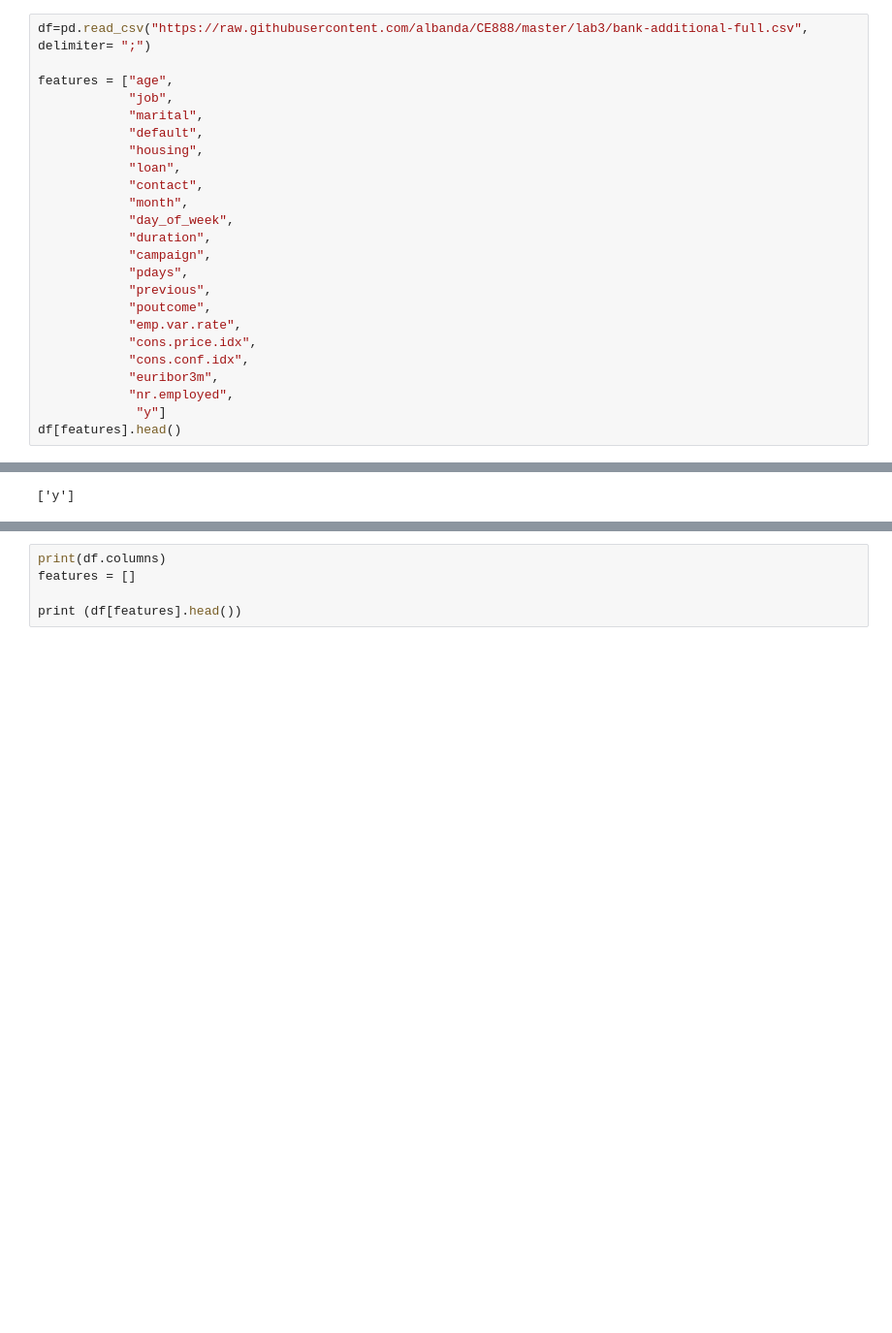
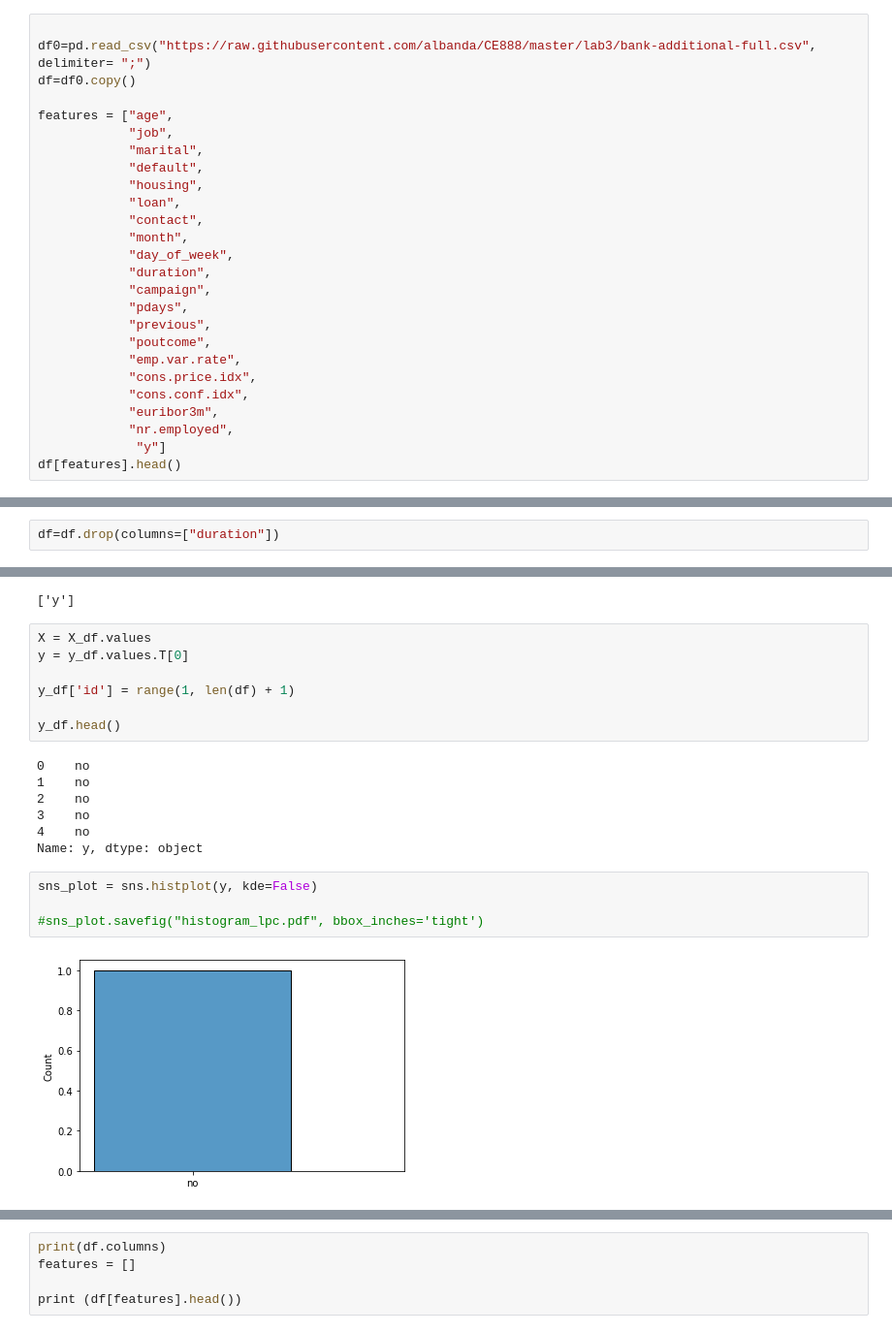
Before and after one commit to Kanyinsola-O/CE888, a Jupyter notebook: Lab 3/bank_classification.ipynb, the cells around one changed output, grey strips where cells are left out. Shown: that part at 97% size. Drawn from its saved outputs; the diff is of its cells as text; blank space fills up the shorter version.

```diff
--- a/Lab 3/bank_classification.ipynb
+++ b/Lab 3/bank_classification.ipynb
@@ -19,7 +19,9 @@ from sklearn.metrics import make_scorer
 from sklearn.dummy import DummyRegressor, DummyClassifier
 from sklearn.preprocessing import LabelEncoder
 # %%
-df=pd.read_csv("https://raw.githubusercontent.com/albanda/CE888/master/lab3/bank-additional-full.csv", delimiter= ";")
+
+df0=pd.read_csv("https://raw.githubusercontent.com/albanda/CE888/master/lab3/bank-additional-full.csv", delimiter= ";")
+df=df0.copy()
 
 features = ["age",
             "job",
@@ -83,3 +104,5 @@ df.head()
+# %%
+df=df.drop(columns=["duration"])
 # %%
 import pandas as pd
 
@@ -113,6 +152,26 @@ np.array = outcome_of_interest
 display (np.array)
 # %% [output]
 ['y']
+# %%
+X = X_df.values
+y = y_df.values.T[0]
+
+y_df['id'] = range(1, len(df) + 1)
+
+y_df.head()
+# %% [output]
+0    no
+1    no
+2    no
+3    no
+4    no
+Name: y, dtype: object
+# %%
+sns_plot = sns.histplot(y, kde=False)
+
+#sns_plot.savefig("histogram_lpc.pdf", bbox_inches='tight')
+# %% [output]
+[figure, added]
 # %%
 print("Number of rows before dropping NaNs: %d" % len(df))
 df = df.dropna()
```
Also changed, not shown: parts of 4 cells of this notebook.
